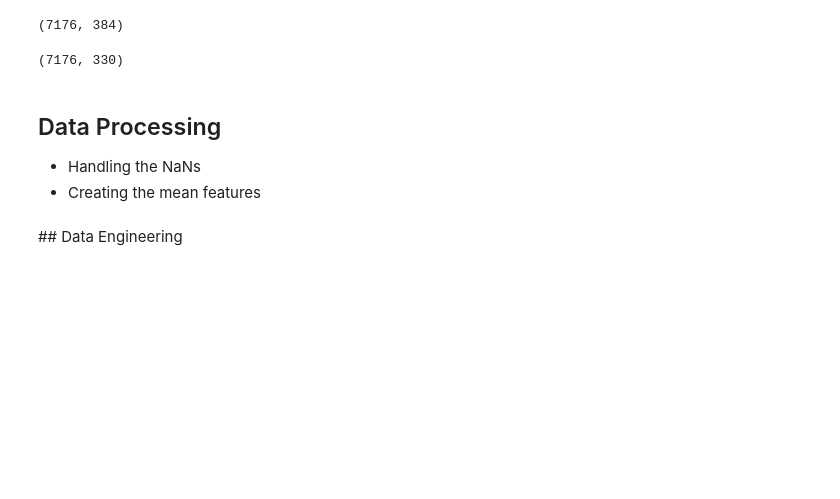
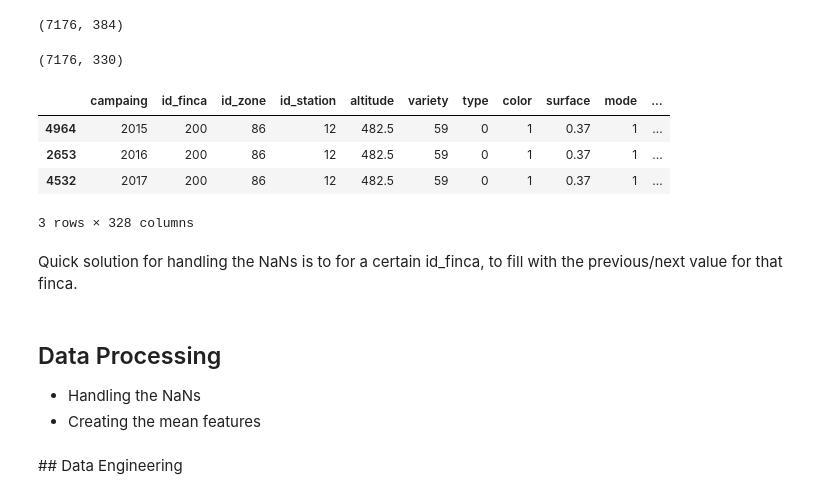
Before and after one commit to Savitar-Hub/sales-forecasting, a Jupyter notebook: wine-production/1. Exploratory Data Analysis.ipynb, the cells around one changed output. Drawn from its saved outputs; the diff is of its cells as text; code cells hidden in the pictures; blank space fills up the shorter version.

Commit message:
[NEW] handling NaNs

```diff
--- a/wine-production/1. Exploratory Data Analysis.ipynb
+++ b/wine-production/1. Exploratory Data Analysis.ipynb
@@ -793,3 +793,19 @@ train_df_explore = train_df_merged.loc[:, train_df_merged.isnull().mean() < .3]
 train_df_explore.shape
 # %% [output]
 (7176, 330)
+# %%
+# We can handle the values that are missing by replacing by the previous valid one
+train_df_explore = train_df_explore.sort_values(['id_finca', 'campaing'])
+
+# We want to backfill all columns except the production ones
+Y_train_df_explore = train_df_explore[['production', 'production_log']]
+X_train_df_explore = train_df_explore.drop(['production', 'production_log'], axis=1)
+X_train_df_explore.head(3)
+# %% [output]
+|  | campaing | id_finca | id_zone | id_station | altitude | variety | type | color | surface | mode | ... |
+| 4964 | 2015 | 200 | 86 | 12 | 482.5 | 59 | 0 | 1 | 0.37 | 1 | ... |
+| 2653 | 2016 | 200 | 86 | 12 | 482.5 | 59 | 0 | 1 | 0.37 | 1 | ... |
+| 4532 | 2017 | 200 | 86 | 12 | 482.5 | 59 | 0 | 1 | 0.37 | 1 | ... |
+3 rows × 328 columns
+# %% [markdown]
+Quick solution for handling the NaNs is to for a certain id_finca, to fill with the previous/next value for that finca.
```
Also changed, not shown: parts of 4 cells of this notebook.
